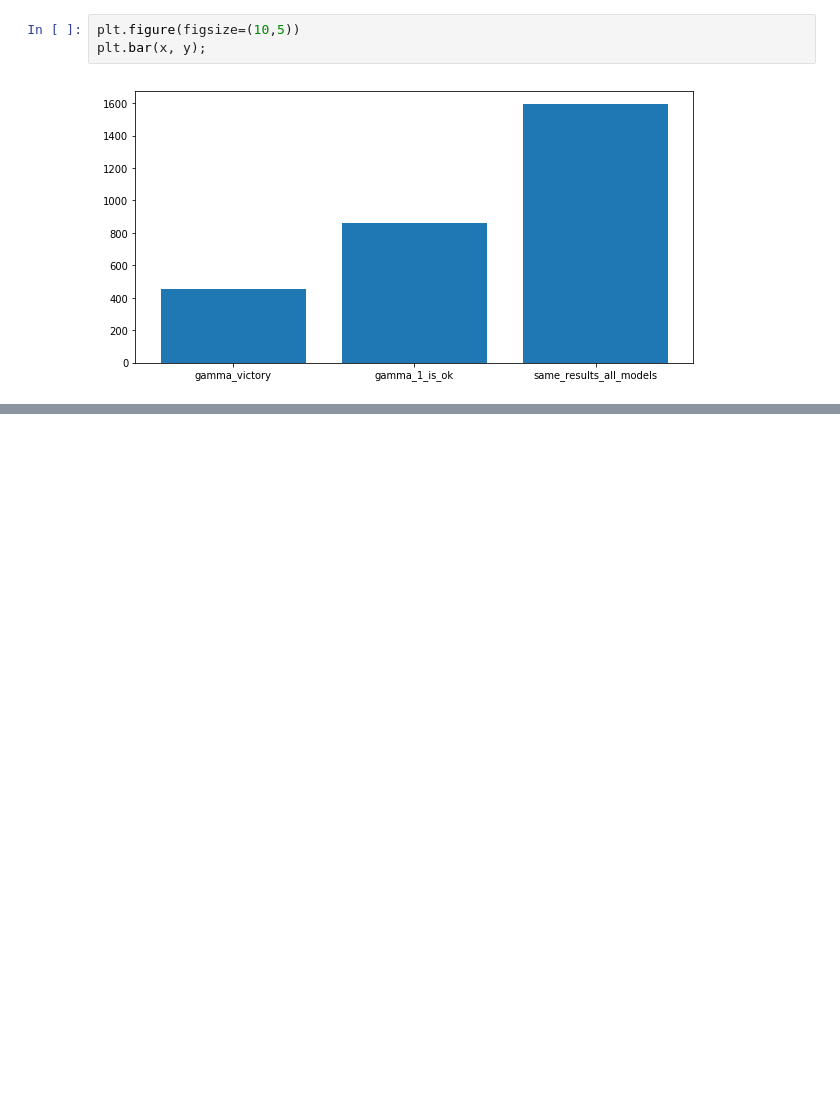
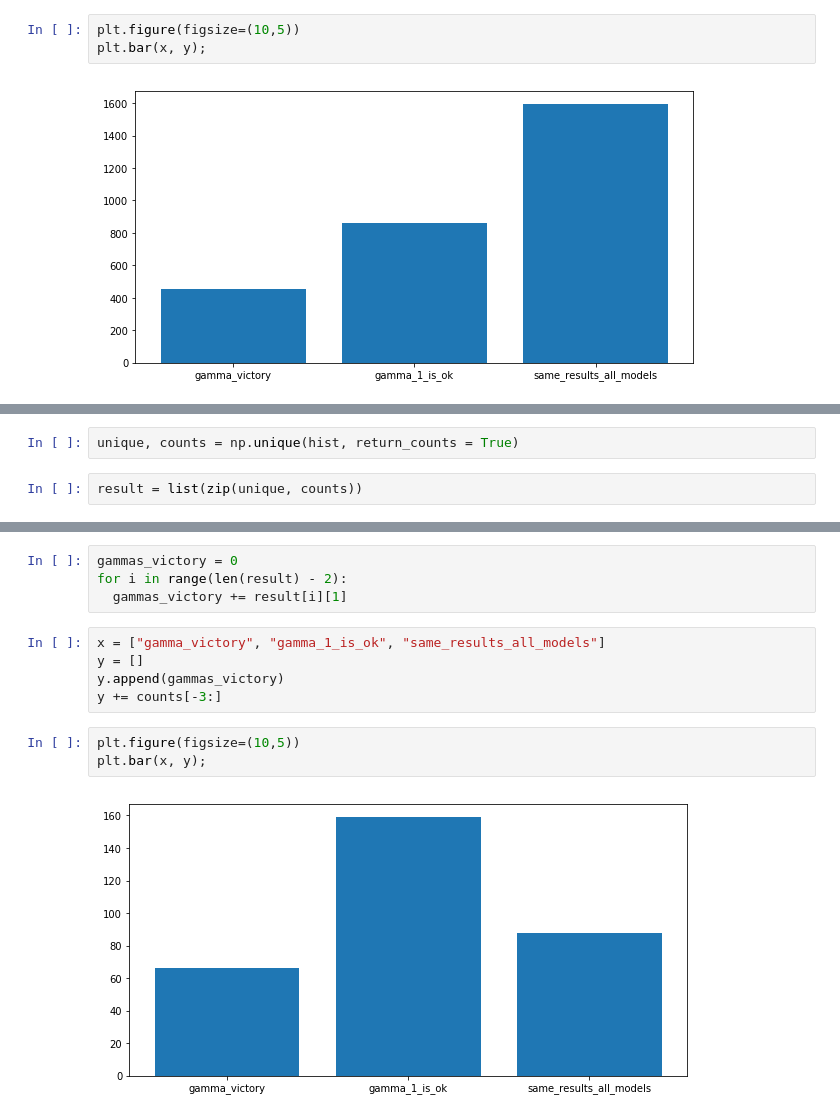
Before and after one commit to PetrGarm/CW_3course, a Jupyter notebook: CV_algorithm.ipynb, the cells around one changed output, grey strips where cells are left out. Cells and saved outputs as stored; diff of their text form; blank space fills up the shorter version.

```diff
--- a/CV_algorithm.ipynb
+++ b/CV_algorithm.ipynb
@@ -295,0 +392,4 @@ array([ 456,  859, 1594])
+# %%
+unique, counts = np.unique(hist, return_counts = True)
+# %%
+result = list(zip(unique, counts))
@@ -295,0 +413,14 @@ array([ 456,  859, 1594])
+# %%
+gammas_victory = 0
+for i in range(len(result) - 2):
+  gammas_victory += result[i][1]
+# %%
+x = ["gamma_victory", "gamma_1_is_ok", "same_results_all_models"]
+y = []
+y.append(gammas_victory)
+y += counts[-3:]
+# %%
+plt.figure(figsize=(10,5))
+plt.bar(x, y);
+# %% [output]
+[figure, added]
```
Also changed, not shown: parts of 29 cells of this notebook.
